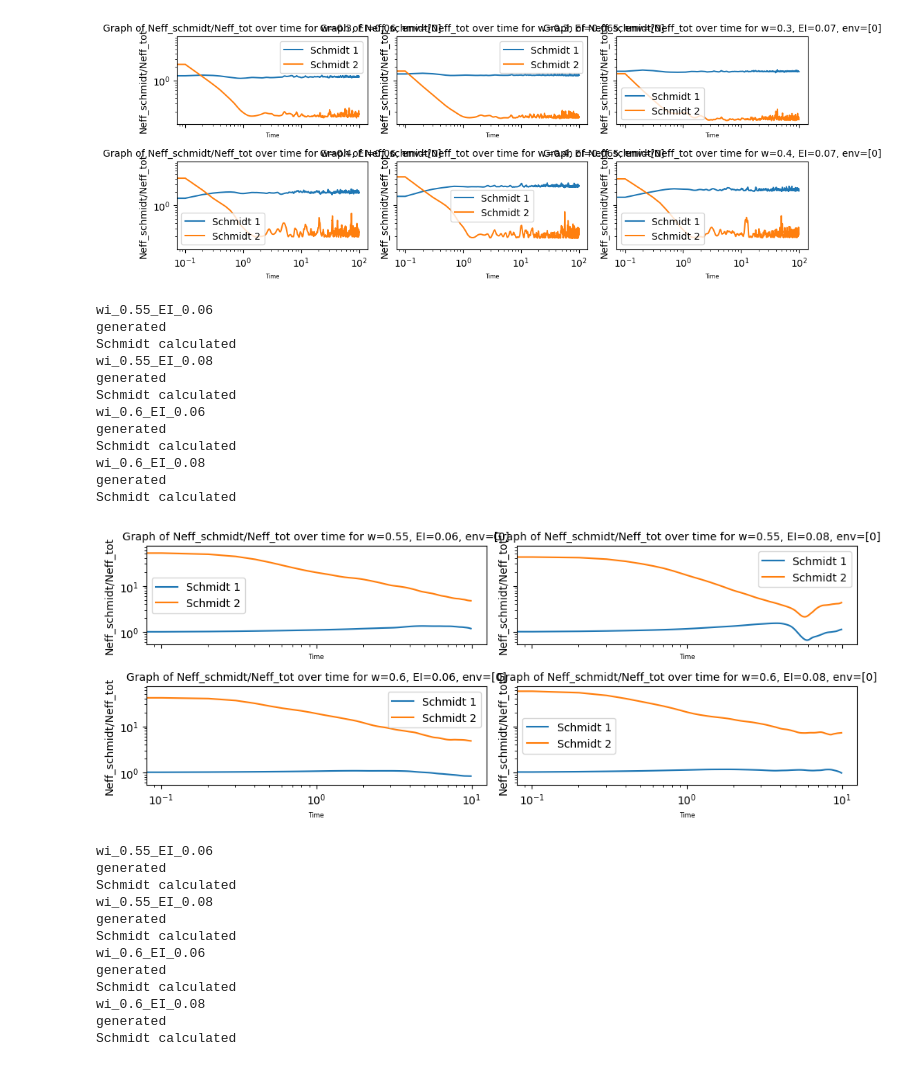
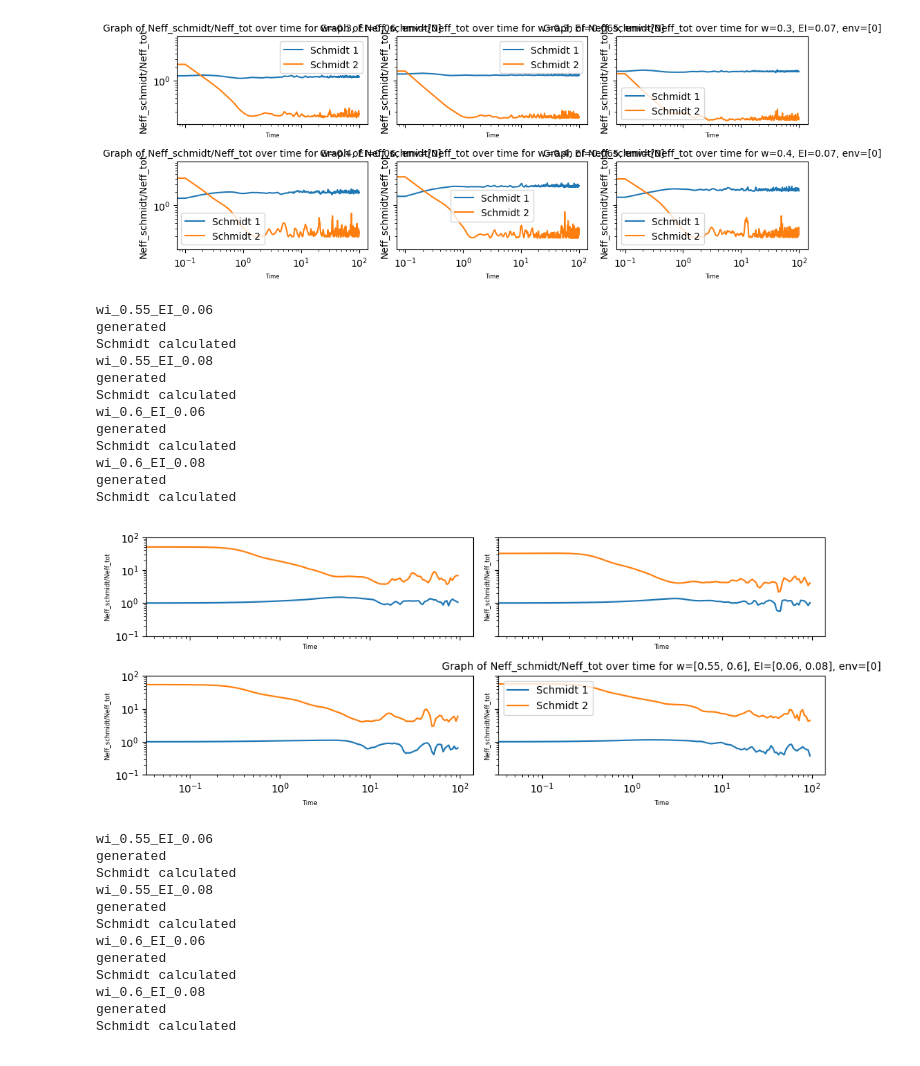
Before and after one commit to MarinAndreGirard/Quantum_Branching, a Jupyter notebook: Neff_study.ipynb, the cells around one changed output. Saved outputs shown, nothing was run; the diff lists cells and outputs as text; code cells hidden in the pictures.

Commit message:
Began looking at equal weights schmidts, which causes same equiliobrium behavior. automated weight thing

```diff
--- a/Neff_study.ipynb
+++ b/Neff_study.ipynb
@@ -146,21 +146,21 @@ generated
 Schmidt calculated
 [figure]
 # %%
-plot_Neff_schmidt_Neff_tot_characterize(10,200,[0.55,0.6],0.3,[0.06,0.08],10,100,[0])
+plot_Neff_schmidt_Neff_tot_characterize(10,200,[0.55,0.6],0.3,[0.06,0.08],100,100,[0])
 # %% [output]
 wi_0.55_EI_0.06
 generated
 Schmidt calculated
 wi_0.55_EI_0.08
 generated
 Schmidt calculated
 wi_0.6_EI_0.06
 generated
 Schmidt calculated
 wi_0.6_EI_0.08
 generated
 Schmidt calculated
-[figure, old version]
+[figure, new version]
 # %%
 plot_Neff_schmidt_Neff_tot_characterize(10,200,[0.55,0.6],0.3,[0.06,0.08],100,100,[0])
 # %% [output]
```
Also changed, not shown: parts of 11 cells of this notebook, 12 other files.
